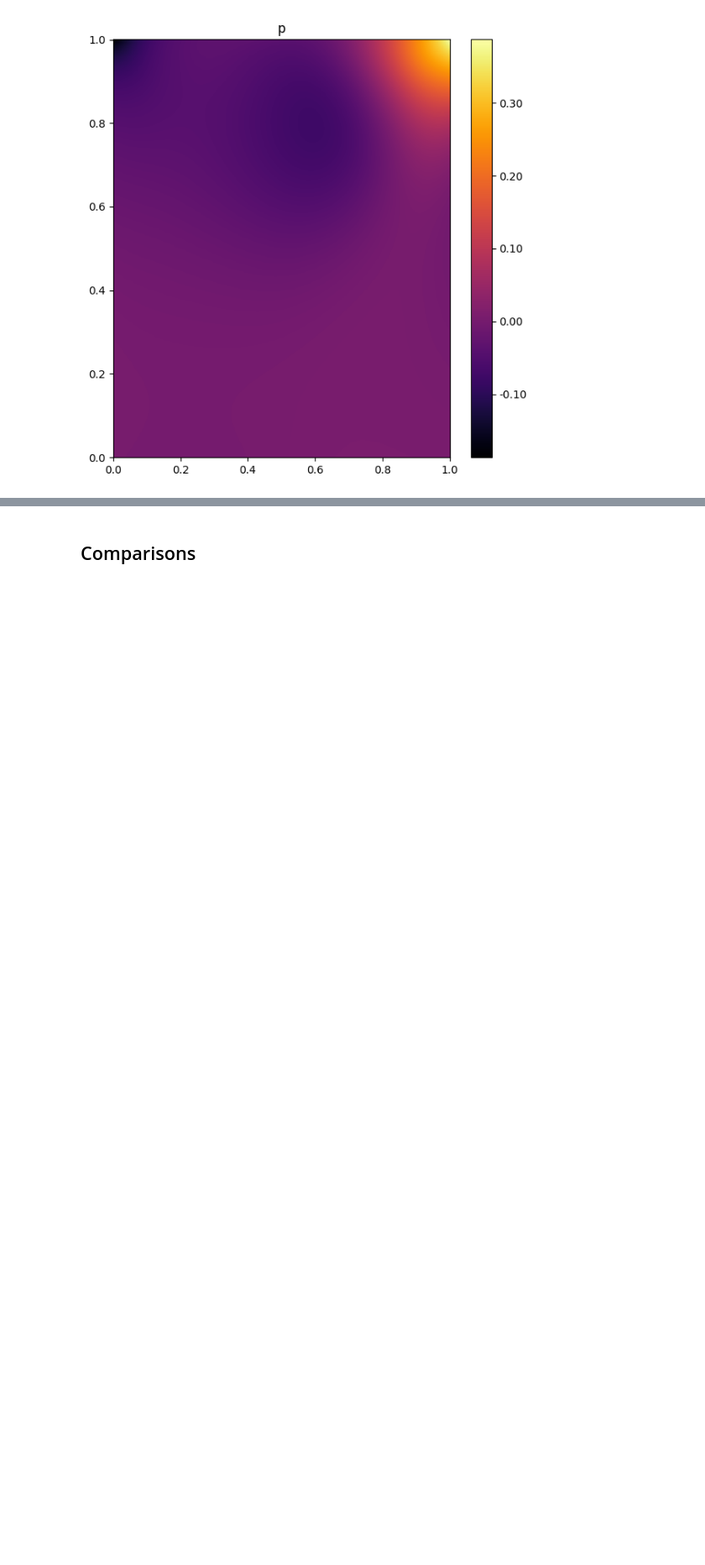
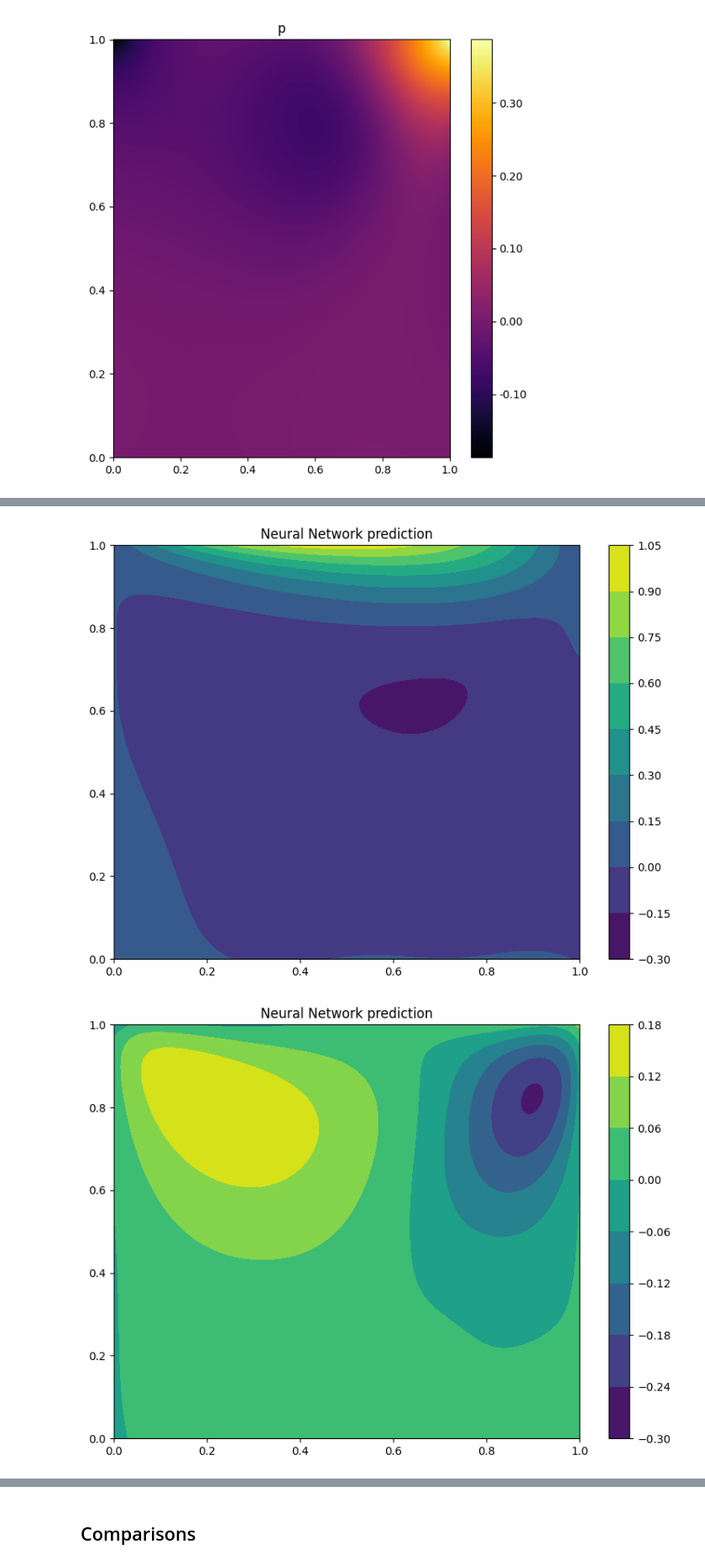
Before and after one commit to mia-jinns/jinns, a Jupyter notebook: benchmarks/NS2d-C/NS2d-C.ipynb, the cells around one changed output, grey strips where cells are left out. Shown at 84% size. Cells and saved outputs as stored; diff of their text form; code cells hidden in the pictures; blank space fills up the shorter version.

Commit message:
finish PINA results

```diff
--- a/benchmarks/NS2d-C/NS2d-C.ipynb
+++ b/benchmarks/NS2d-C/NS2d-C.ipynb
@@ -339,0 +354,14 @@ jinns.plot.plot2d(
+# %%
+import matplotlib.pyplot as plt
+plt.style.use('tableau-colorblind10')
+import torch
+from pytorch_lightning.callbacks import Callback
+from pina.problem import SpatialProblem
+from pina.operators import grad, div, laplacian
+from pina.model import FeedForward
+from pina.equation import Equation, FixedValue, SystemEquation
+from pina import Condition, Trainer, LabelTensor
+from pina.solvers import PINN
+from pina.geometry import CartesianDomain
+
+device = torch.device("cuda" if torch.cuda.is_available() else "cpu")
@@ -339,0 +538,10 @@ jinns.plot.plot2d(
+# %%
+from pina import Plotter
+
+pl = Plotter()
+pl.plot(solver=pinn, components=['ux'])
+pl.plot(solver=pinn, components=['uy'])
+pl.plot(solver=pinn, components=['p'])
+# %% [output]
+[figure, added]
+[figure, added]
```
Also changed, not shown: parts of 16 cells of this notebook, 1 other file.
